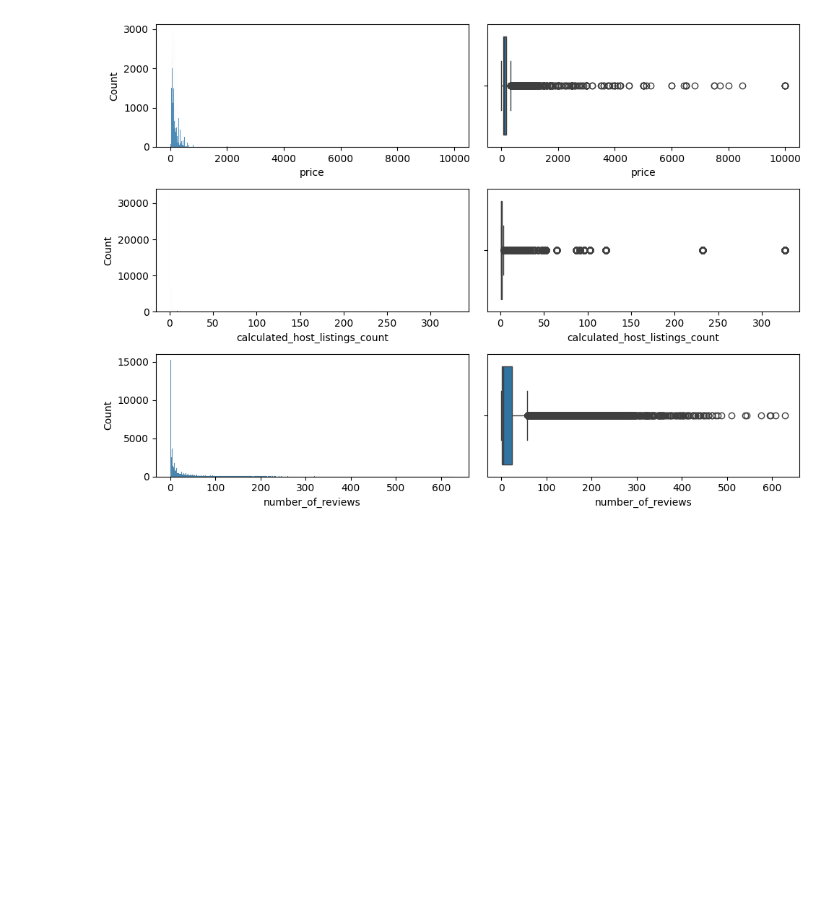
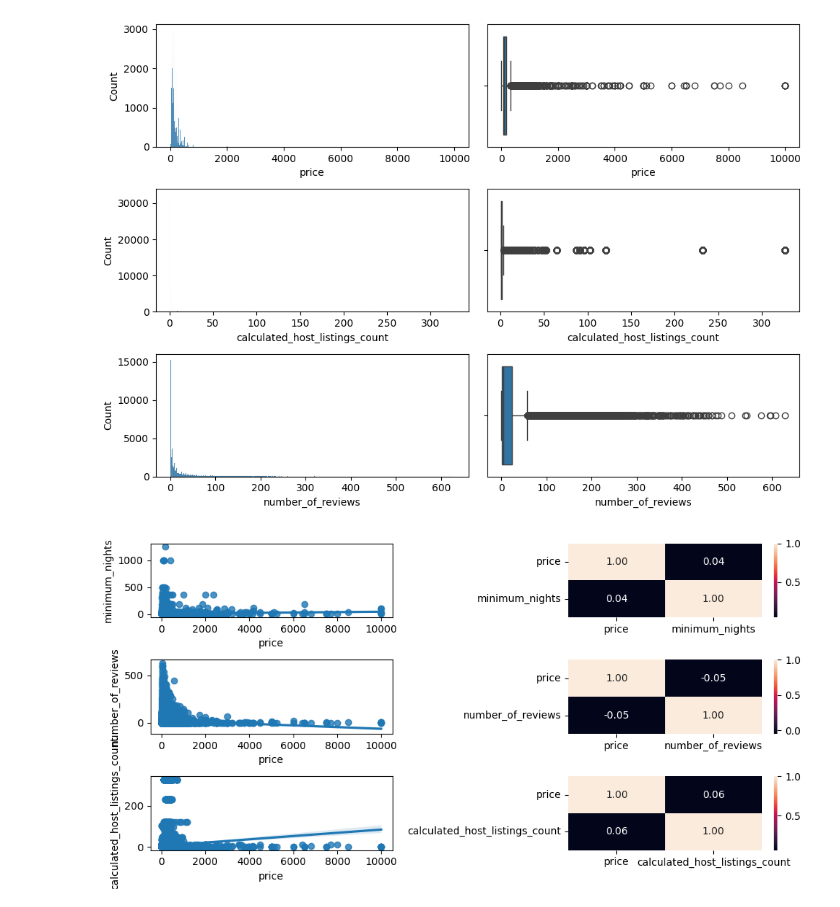
Before and after one commit to RF3814/EDA_RH, a Jupyter notebook: src/explore.ipynb, the cells around one changed output. Saved outputs shown, nothing was run; the diff lists cells and outputs as text; code cells hidden in the pictures; blank space fills up the shorter version.

```diff
--- a/src/explore.ipynb
+++ b/src/explore.ipynb
@@ -53,7 +53,7 @@ memory usage: 6.0+ MB
 np.int64(0)
 # %%
 #elminar columnas inutiles
-datos_c.drop(['id',"name","host_name"],axis=1,inplace=True)
+datos_c.drop(['id',"name","host_name","last_review","reviews_per_month"],axis=1,inplace=True)
 datos_c.head(10)
 # %% [output]
 |  | host_id | neighbourhood_group | neighbourhood | latitude | longitude | room_type | price | minimum_nights | ... |
@@ -100,0 +104,15 @@ plt.show()
+# %%
+fig,axis=plt.subplots(3,2,figsize=(10,5))
+sns.regplot(data=datos_c,x="price",y="minimum_nights",ax=axis[0,0])
+sns.heatmap(data=datos_c[["price","minimum_nights"]].corr(),annot=True,fmt=".2f",ax=axis[0,1])
+
+sns.regplot(data=datos_c,x="price",y="number_of_reviews",ax=axis[1,0])
+sns.heatmap(data=datos_c[["price","number_of_reviews"]].corr(),annot=True,fmt=".2f",ax=axis[1,1])
+
+sns.regplot(data=datos_c,x="price",y="calculated_host_listings_count",ax=axis[2,0])
+sns.heatmap(data=datos_c[["price","calculated_host_listings_count"]].corr(),annot=True,fmt=".2f",ax=axis[2,1])
+plt.tight_layout()
+plt.show()
+#se ve una baja relacion lineal en los tres graficos
+# %% [output]
+[figure, added]
```
Also changed, not shown: parts of 12 cells of this notebook, 2 other files.
